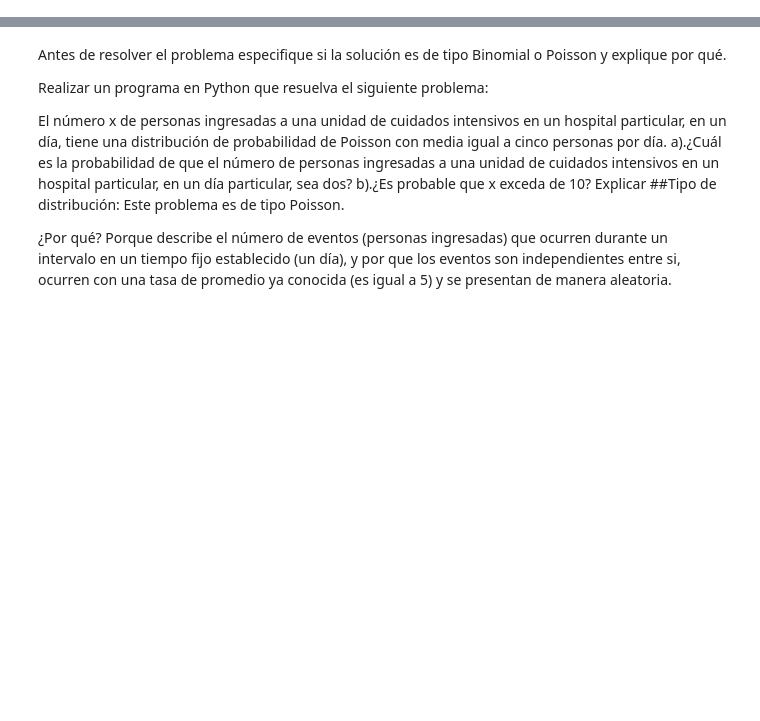
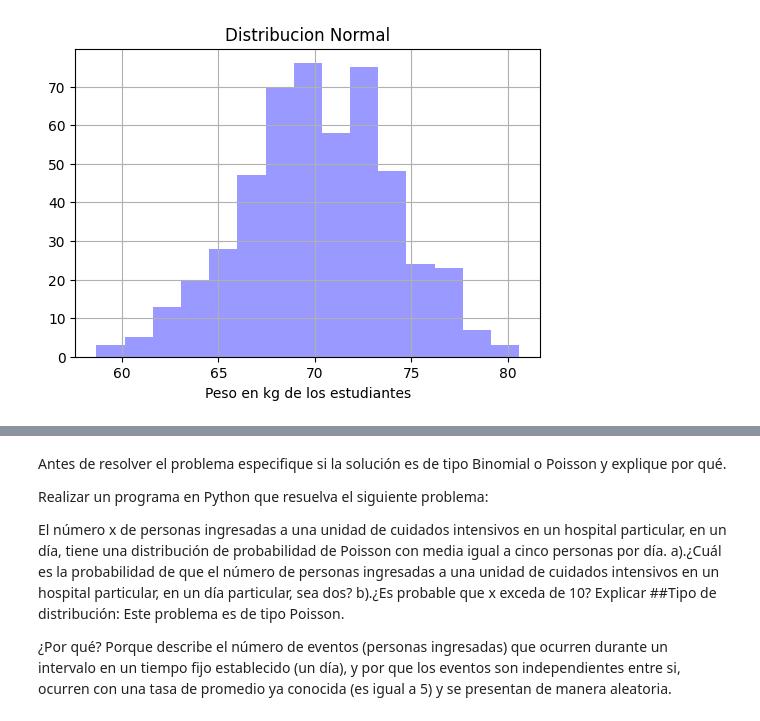
Before and after one commit to ObLun27/Estadistica, a Jupyter notebook: Unidad4/Practica3.ipynb, the cells around one changed output, grey strips where cells are left out. Saved outputs shown, nothing was run; the diff lists cells and outputs as text; code cells hidden in the pictures; blank space fills up the shorter version.

```diff
--- a/Unidad4/Practica3.ipynb
+++ b/Unidad4/Practica3.ipynb
@@ -20,0 +30,11 @@ Profesor: José Gabriel Rodríguez Rivas
+# %%
+import numpy as np
+import matplotlib.pyplot as plt
+from scipy.stats import norm
+
+# Generar edades aleatorias con una media de 70kg y una desviación estándar de 4kg
+media = 70
+desvEst = 4
+nDatos = 500
+edades = np.random.normal(media, desvEst, nDatos)
+edades[0:50] # mostrar los primeros 50
@@ -20,0 +82,9 @@ Profesor: José Gabriel Rodríguez Rivas
+# %%
+plt.figure(figsize=(6, 4))
+plt.hist(edades, bins=15, alpha=0.4, color='b')
+plt.title('Distribucion Normal')
+plt.xlabel("Peso en kg de los estudiantes")
+plt.grid(True)
+plt.show()
+# %% [output]
+[figure, added]
```
Also changed, not shown: parts of 14 cells of this notebook.
